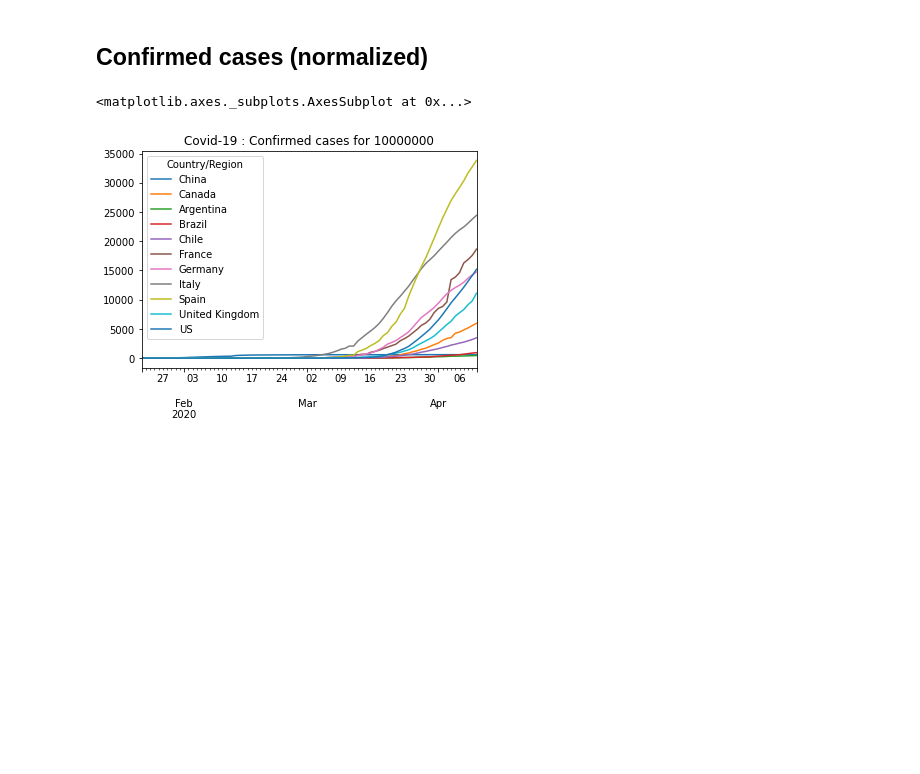
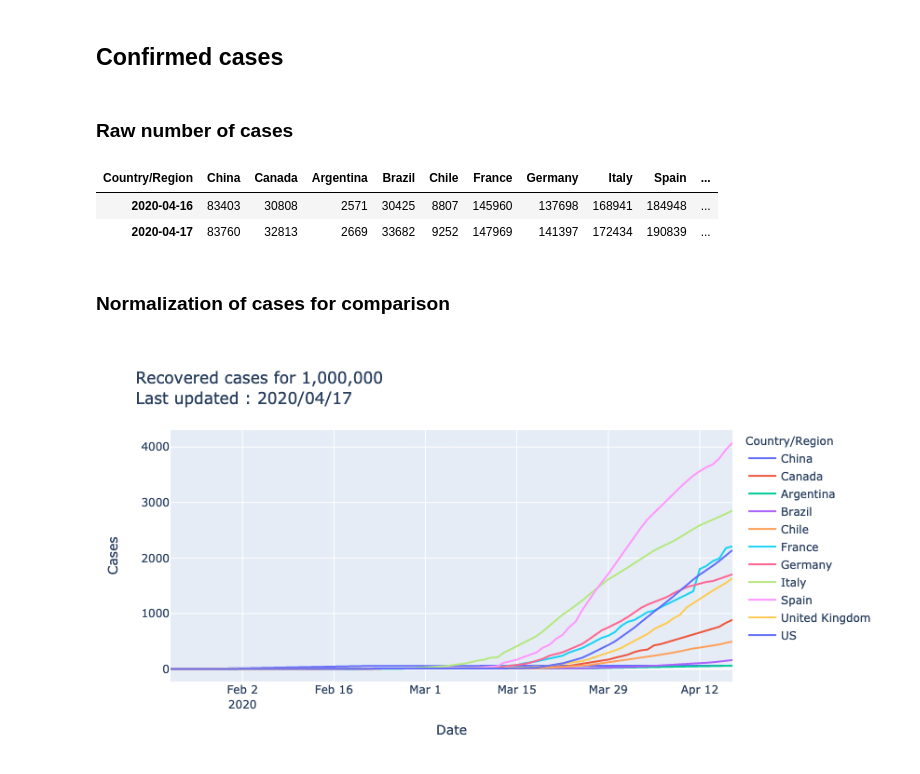
Before and after one commit to ymarsaud/covid, a Jupyter notebook: covid_analysis.ipynb, the cells around one changed output. Cells and saved outputs as stored; diff of their text form; code cells hidden in the pictures; blank space fills up the shorter version.

Commit message:
plotly, refactoring, recovered,reports, a big deal

```diff
--- a/covid_analysis.ipynb
+++ b/covid_analysis.ipynb
@@ -79,6 +151,6 @@ to_agregate = ['Canada','China']
 population = population[population["Country/Region"].isin(pays) | population["Country/Region"].isin(to_agregate)]
 #population.head()
 # %% [markdown]
-## Confirmed cases (normalized)
+## Confirmed cases
 # %%
 data_confirmed = pd.read_csv(path+"time_series_covid19_confirmed_global.csv")
@@ -90,7 +159,20 @@ confirmed = prepare_data(data_confirmed,pays,to_agregate)
+# %% [markdown]
+### Raw number of cases
+# %%
+confirmed.transpose().tail(2)
+# %% [output]
+| Country/Region | China | Canada | Argentina | Brazil | Chile | France | Germany | Italy | Spain | ... |
+| 2020-04-16 | 83403 | 30808 | 2571 | 30425 | 8807 | 145960 | 137698 | 168941 | 184948 | ... |
+| 2020-04-17 | 83760 | 32813 | 2669 | 33682 | 9252 | 147969 | 141397 | 172434 | 190839 | ... |
+# %% [markdown]
+### Normalization of cases for comparison
+# %%
+time = confirmed.transpose().index[-1]
+meta = prepare_metadata('confirmed',time)
+#meta_to_html(meta)
 # %%
-confirmed_norm = normalize_and_timeserie(confirmed,n)
-title = "Covid-19 : Confirmed cases for "+str(10**n)
-confirmed_norm.plot(title=title)
+confirmed_norm = normalize(confirmed,n)
+#confirmed_norm.plot(title=title)
+plot_with_plotly(confirmed_norm,meta)
 # %% [output]
-<matplotlib.axes._subplots.AxesSubplot at 0x...>
-[figure, old version]
+[figure, new version]
```
Also changed, not shown: parts of 30 cells of this notebook, 10 other files.
